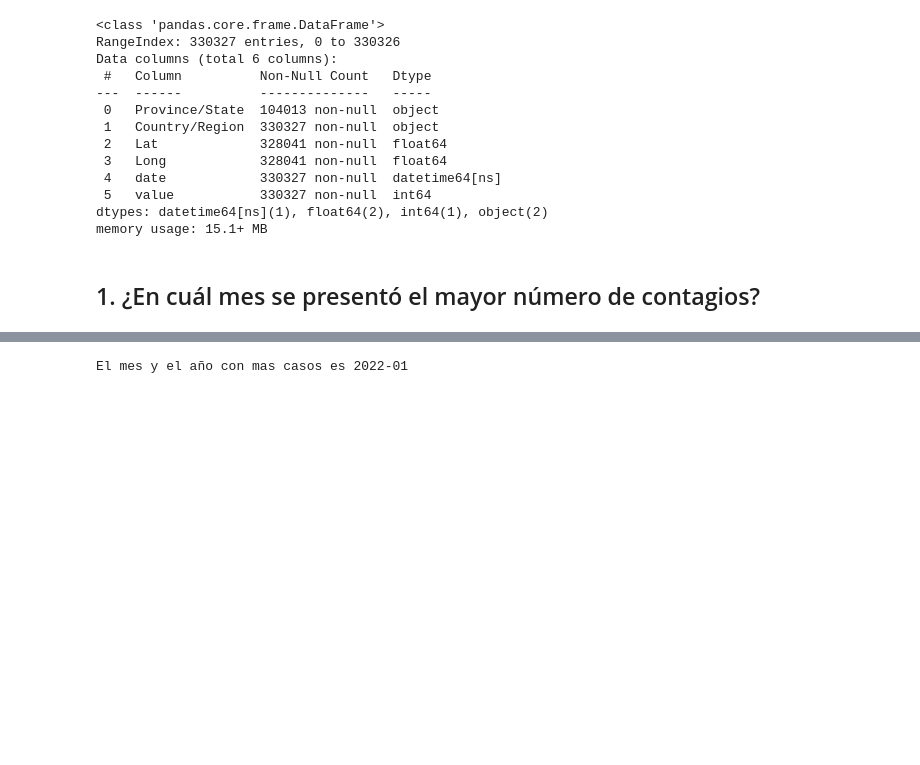
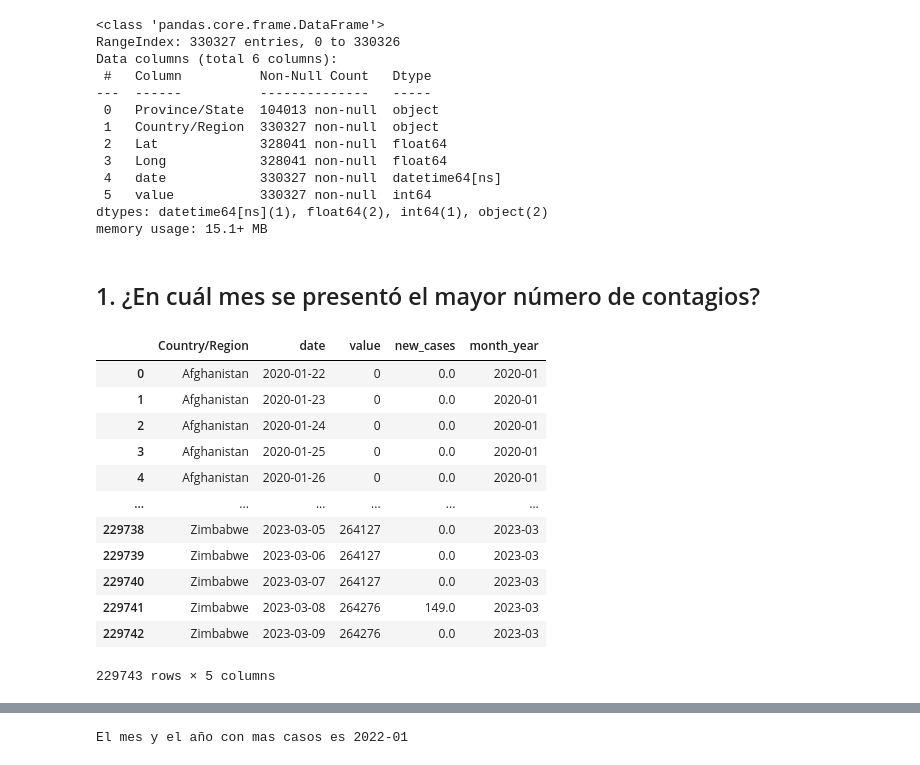
Before and after one commit to correju/caso-covid, a Jupyter notebook: caso_covid.ipynb, the cells around one changed output, grey strips where cells are left out. Saved outputs shown, nothing was run; the diff lists cells and outputs as text; code cells hidden in the pictures; blank space fills up the shorter version.

```diff
--- a/caso_covid.ipynb
+++ b/caso_covid.ipynb
@@ -87,10 +87,28 @@ memory usage: 15.1+ MB
 ## 1. ¿En cuál mes se presentó el mayor número de contagios?
 # %%
 # df['month_year'] = df['date'].dt.strftime('%Y-%m') ## No es eficiente en ejecución, tardda 12 segundos
-df['month_year'] = df['date'].dt.to_period('M')
 df_sorted = df.copy()
 df_sorted.sort_values(by=['Country/Region', 'Province/State', 'date'], inplace=True)
-df_sorted['new_cases'] = df.groupby(['Country/Region', 'Province/State'])['value'].diff().fillna(0)
+df_sorted.drop('Province/State', axis=1, inplace=True)
+# Aggregate values by 'Country/Region' and 'date'
+df_sorted = df_sorted.groupby(['Country/Region', 'date'])['value'].sum().reset_index()
+df_sorted['new_cases'] = df_sorted.groupby('Country/Region')['value'].transform(lambda x: x - x.shift(1).fillna(0))
+df_sorted['month_year'] = df_sorted['date'].dt.to_period('M')
+df_sorted
+# %% [output]
+|  | Country/Region | date | value | new_cases | month_year |
+| 0 | Afghanistan | 2020-01-22 | 0 | 0.0 | 2020-01 |
+| 1 | Afghanistan | 2020-01-23 | 0 | 0.0 | 2020-01 |
+| 2 | Afghanistan | 2020-01-24 | 0 | 0.0 | 2020-01 |
+| 3 | Afghanistan | 2020-01-25 | 0 | 0.0 | 2020-01 |
+| 4 | Afghanistan | 2020-01-26 | 0 | 0.0 | 2020-01 |
+| ... | ... | ... | ... | ... | ... |
+| 229738 | Zimbabwe | 2023-03-05 | 264127 | 0.0 | 2023-03 |
+| 229739 | Zimbabwe | 2023-03-06 | 264127 | 0.0 | 2023-03 |
+| 229740 | Zimbabwe | 2023-03-07 | 264127 | 0.0 | 2023-03 |
+| 229741 | Zimbabwe | 2023-03-08 | 264276 | 149.0 | 2023-03 |
+| 229742 | Zimbabwe | 2023-03-09 | 264276 | 0.0 | 2023-03 |
+229743 rows × 5 columns
 # %%
 df_agg_month = df_sorted.groupby(['month_year'], as_index=False)['new_cases'].sum()
 df_agg_month
```
Also changed, not shown: parts of 6 cells of this notebook.
